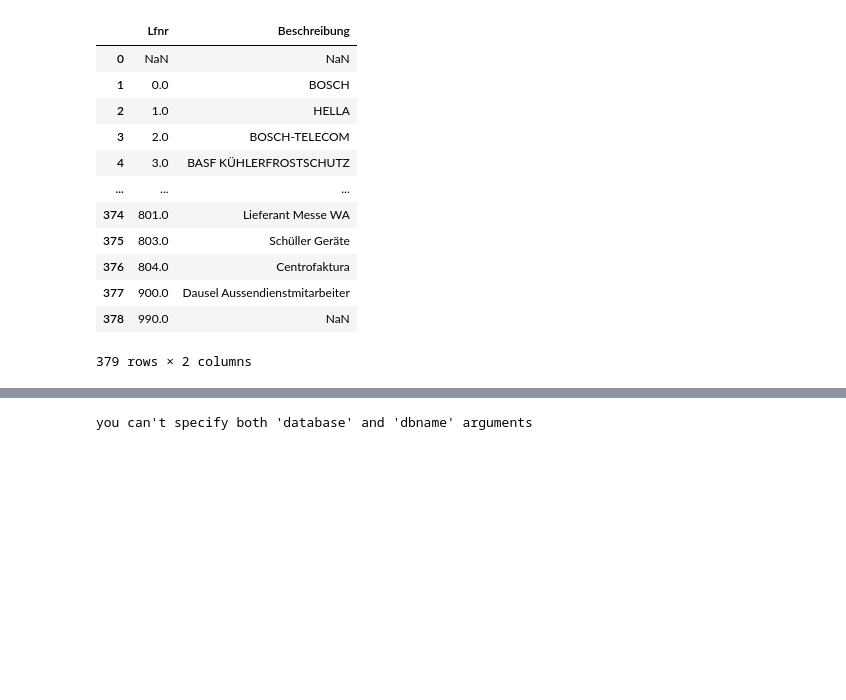
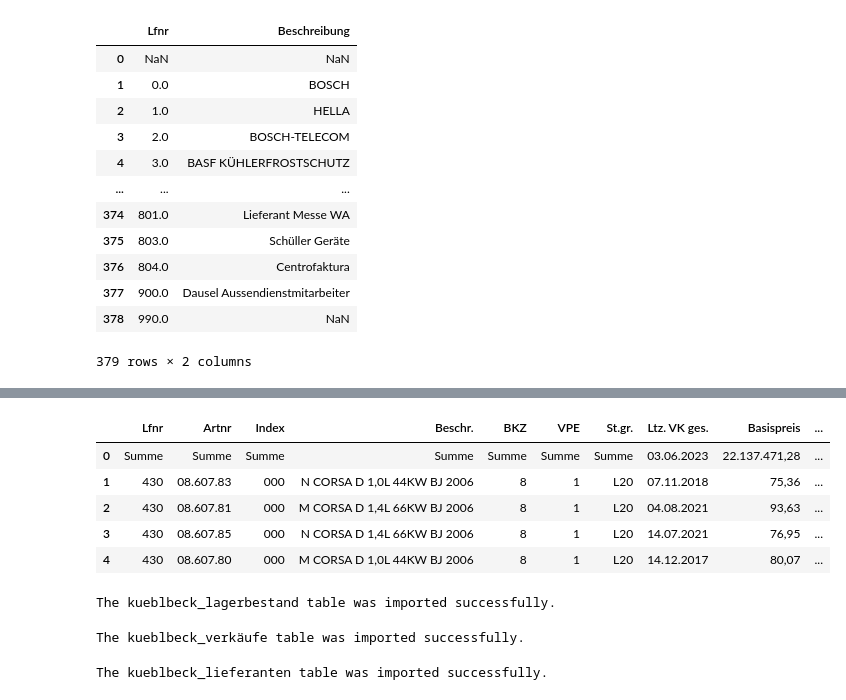
Before and after one commit to capstone-kueblbeck/capstone-kueblbeck, a Jupyter notebook: capstone_kueblbeck.ipynb, the cells around one changed output, grey strips where cells are left out. Cells and saved outputs as stored; diff of their text form; code cells hidden in the pictures; blank space fills up the shorter version.

```diff
--- a/capstone_kueblbeck.ipynb
+++ b/capstone_kueblbeck.ipynb
@@ -189,0 +174,9 @@ engine = get_engine()
+# %%
+df_lager.head()
+# %% [output]
+|  | Lfnr | Artnr | Index | Beschr. | BKZ | VPE | St.gr. | Ltz. VK ges. | Basispreis | ... |
+| 0 | Summe | Summe | Summe | Summe | Summe | Summe | Summe | 03.06.2023 | 22.137.471,28 | ... |
+| 1 | 430 | 08.607.83 | 000 | N CORSA D 1,0L 44KW BJ 2006 | 8 | 1 | L20 | 07.11.2018 | 75,36 | ... |
+| 2 | 430 | 08.607.81 | 000 | M CORSA D 1,4L 66KW BJ 2006 | 8 | 1 | L20 | 04.08.2021 | 93,63 | ... |
+| 3 | 430 | 08.607.85 | 000 | N CORSA D 1,4L 66KW BJ 2006 | 8 | 1 | L20 | 14.07.2021 | 76,95 | ... |
+| 4 | 430 | 08.607.80 | 000 | M CORSA D 1,0L 44KW BJ 2006 | 8 | 1 | L20 | 14.12.2017 | 80,07 | ... |
@@ -190,11 +186,56 @@ engine = get_engine()
+# %%
+# Import Lagerbestand data into SQL
+table_name = 'kueblbeck_lagerbestand' # specify table name
+
+# Write records stored in a dataframe to SQL database
+if engine!=None:
+    try:
+        df_lager.to_sql(name=table_name, # Name of SQL table
+                        con=engine, # Engine or connection
+                        if_exists='replace', # Drop the table before inserting new values
+                        schema=schema, # Use schmea that was defined earlier
+                        index=False, # Write DataFrame index as a column
+                        chunksize=5000, # Specify the number of rows in each batch to be written at a time
+                        method='multi') # Pass multiple values in a single INSERT clause
+        print(f"The {table_name} table was imported successfully.")
+    # Error handling
+    except (Exception, psycopg2.DatabaseError) as error:
+        print(error)
+        engine = None
+# %% [output]
+The kueblbeck_lagerbestand table was imported successfully.
+# %%
+# Import Lagerbestand data into SQL
+table_name = 'kueblbeck_verkäufe' # specify table name
+
+# Write records stored in a dataframe to SQL database
+if engine!=None:
+    try:
+        df_verkäufe.to_sql(name=table_name, # Name of SQL table
+                        con=engine, # Engine or connection
+                        if_exists='replace', # Drop the table before inserting new values
+                        schema=schema, # Use schmea that was defined earlier
+                        index=False, # Write DataFrame index as a column
+                        chunksize=5000, # Specify the number of rows in each batch to be written at a time
+                        method='multi') # Pass multiple values in a single INSERT clause
+        print(f"The {table_name} table was imported successfully.")
+    # Error handling
+    except (Exception, psycopg2.DatabaseError) as error:
+        print(error)
+        engine = None
+# %% [output]
+The kueblbeck_verkäufe table was imported successfully.
 # %%
+# Import Lagerbestand data into SQL
+table_name = 'kueblbeck_lieferanten' # specify table name
+
 # Write records stored in a dataframe to SQL database
 if engine!=None:
     try:
-        df_lieferanten.to_sql(table_name, # Name of SQL table
+        df_lieferanten.to_sql(name=table_name, # Name of SQL table
                         con=engine, # Engine or connection
                         if_exists='replace', # Drop the table before inserting new values
-                        schema=schema, # your class schema
+                        schema=schema, # Use schmea that was defined earlier
                         index=False, # Write DataFrame index as a column
                         chunksize=5000, # Specify the number of rows in each batch to be written at a time
                         method='multi') # Pass multiple values in a single INSERT clause
@@ -204,4 +245,4 @@ if engine!=None:
         print(error)
         engine = None
 # %% [output]
-you can't specify both 'database' and 'dbname' arguments
+The kueblbeck_lieferanten table was imported successfully.
```
Also changed, not shown: parts of 17 cells of this notebook.
